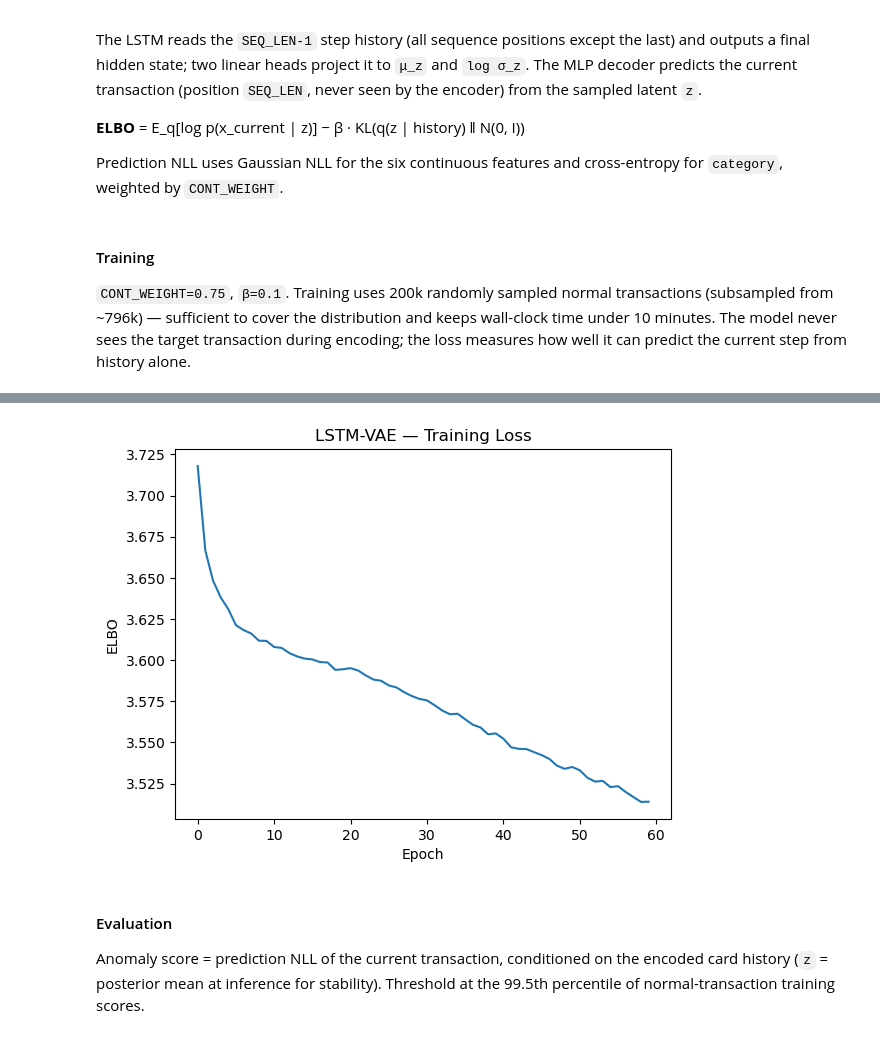
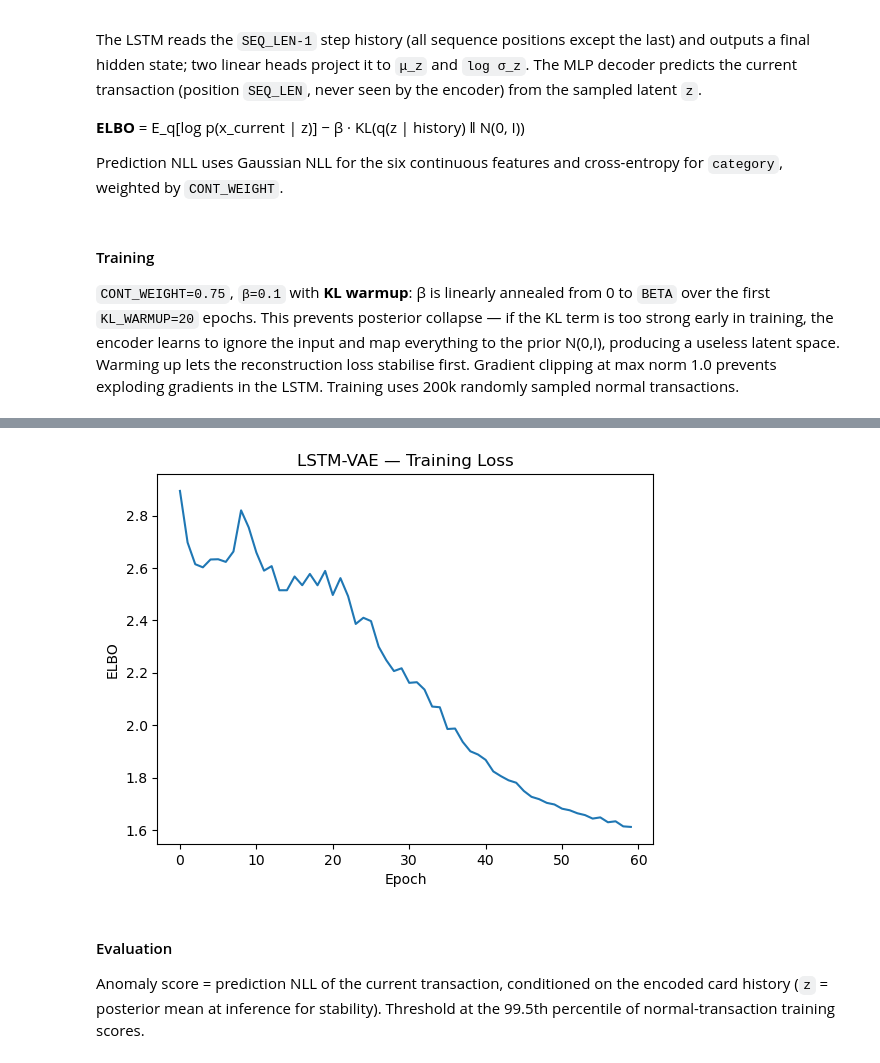
Before and after one commit to giorgiozoccatelli/Fraud-Detection, a Jupyter notebook: creditfraud.ipynb, the cells around one changed output, grey strips where cells are left out. Saved outputs shown, nothing was run; the diff lists cells and outputs as text; code cells hidden in the pictures.

```diff
--- a/creditfraud.ipynb
+++ b/creditfraud.ipynb
@@ -823,6 +825,7 @@ df_ae = df_ae.drop(columns=cols_to_drop).sort_index()
 ### Preprocessing
 # %%
 NUM_FEATURES = ['amt', 'hours_since_last_trans', 'hour_sin', 'hour_cos', 'amt_zscore_cat', 'amt_zscore_card']
+LOG_FEATURES = ['amt', 'hours_since_last_trans']
 CAT_FEATURES = ['category']
 EMB_DIMS     = {'category': 4}
 
@@ -834,8 +837,18 @@ X_train_ae, X_val_ae, y_train_ae, y_val_ae = train_test_split(
 )
 X_train_normal = X_train_ae[y_train_ae == 0].copy()
 
-qt_ae = QuantileTransformer(output_distribution='normal', n_quantiles=1000, random_state=42)
-qt_ae.fit(X_train_normal[NUM_FEATURES])
+_X_tr = X_train_normal[NUM_FEATURES].copy()
+_X_tr[LOG_FEATURES] = np.log1p(_X_tr[LOG_FEATURES])
+ss_ae = StandardScaler()
+ss_ae.fit(_X_tr)
+
+def preprocess_num(df_sub):
+    X = df_sub[NUM_FEATURES].copy()
+    X[LOG_FEATURES] = np.log1p(X[LOG_FEATURES])
+    return ss_ae.transform(X).astype(np.float32)
+
+X_train_num = preprocess_num(X_train_normal)
+X_val_num   = preprocess_num(X_val_ae)
 
 cat_vocabs      = {}
 cat_vocab_sizes = {}
@@ -849,9 +862,6 @@ def encode_cats(df_sub, vocabs, cols):
     for j, col in enumerate(cols):
         arr[:, j] = df_sub[col].map(vocabs[col]).fillna(0).astype(int).values
     return arr
-
-X_train_num = qt_ae.transform(X_train_normal[NUM_FEATURES]).astype(np.float32)
-X_val_num   = qt_ae.transform(X_val_ae[NUM_FEATURES]).astype(np.float32)
 # %% [markdown]
 ### 2.1 — Vanilla Autoencoder
 
@@ -901,7 +911,10 @@ for epoch in range(EPOCHS):
     for (x_num_b,) in loader:
         x_hat = model_ae(x_num_b)
         loss  = F.mse_loss(x_hat, x_num_b)
-        optimizer.zero_grad(); loss.backward(); optimizer.step()
+        optimizer.zero_grad()
+        loss.backward()
+        torch.nn.utils.clip_grad_norm_(model_ae.parameters(), max_norm=1.0)
+        optimizer.step()
         epoch_loss.append(loss.item())
     train_losses.append(np.mean(epoch_loss))
     if (epoch + 1) % 5 == 0:
@@ -973,7 +986,7 @@ SEQ_LEN = 10
 _meta = df.loc[df_ae.index, ['cc_num', 'unix_time']].copy()
 _meta['_row'] = np.arange(len(_meta))
 
-_all_num = qt_ae.transform(X_ae[NUM_FEATURES]).astype(np.float32)
+_all_num = preprocess_num(X_ae)
 _all_cat = encode_cats(X_ae, cat_vocabs, CAT_FEATURES)
 
 seq_num_all = np.zeros((len(_meta), SEQ_LEN, len(NUM_FEATURES)), dtype=np.float32)
@@ -991,6 +1004,7 @@ for cc, grp in _meta.sort_values(['cc_num', 'unix_time']).groupby('cc_num', sort
 n_tr           = len(X_train_ae)
 _tr_normal_pos = np.where(y_ae.values[:n_tr] == 0)[0]
 
+
 _rng = np.random.default_rng(42)
 if len(_tr_normal_pos) > 200_000:
     _tr_normal_pos = np.sort(_rng.choice(_tr_normal_pos, size=200_000, replace=False))
@@ -1063,12 +1077,13 @@ class LSTMVAE(nn.Module):
 # %% [markdown]
 #### Training
 
-`CONT_WEIGHT=0.75`, `β=0.1`. Training uses 200k randomly sampled normal transactions (subsampled from ~796k) — sufficient to cover the distribution and keeps wall-clock time under 10 minutes. The model never sees the target transaction during encoding; the loss measures how well it can predict the current step from history alone.
+`CONT_WEIGHT=0.75`, `β=0.1` with **KL warmup**: β is linearly annealed from 0 to `BETA` over the first `KL_WARMUP=20` epochs. This prevents posterior collapse — if the KL term is too strong early in training, the encoder learns to ignore the input and map everything to the prior N(0,I), producing a useless latent space. Warming up lets the reconstruction loss stabilise first. Gradient clipping at max norm 1.0 prevents exploding gradients in the LSTM. Training uses 200k randomly sampled normal transactions.
 # %%
 torch.manual_seed(42)
-CONT_WEIGHT   = 0.75
-BETA          = 0.1
-EPOCHS_VAE    = 60
+CONT_WEIGHT = 0.75
+BETA        = 0.1
+EPOCHS_VAE  = 60
+KL_WARMUP   = 20
 
 loader_vae = DataLoader(
     TensorDataset(seq_num_tr_t, seq_cat_tr_t),
@@ -1082,6 +1097,7 @@ optimizer_vae = optim.Adam(model_vae.parameters(), lr=1e-3)
 train_losses_vae = []
 model_vae.train()
 for epoch in range(EPOCHS_VAE):
+    beta_t = BETA * min(1.0, (epoch + 1) / KL_WARMUP)
     epoch_loss, epoch_recon, epoch_kl = [], [], []
     for x_num_seq, x_cat_seq in loader_vae:
         x_num_last = x_num_seq[:, -1, :]
@@ -1089,15 +1105,18 @@ for epoch in range(EPOCHS_VAE):
         mu_x, log_sigma_x, cat_logits, mu_z, log_sigma_z = model_vae(x_num_seq, x_cat_seq)
         recon = mixed_nll_loss(x_num_last, x_cat_last, mu_x, log_sigma_x, cat_logits, CONT_WEIGHT)
         kl    = 0.5 * ((2*log_sigma_z).exp() + mu_z.pow(2) - 1 - 2*log_sigma_z).sum(dim=1).mean()
-        loss  = recon + BETA * kl
-        optimizer_vae.zero_grad(); loss.backward(); optimizer_vae.step()
+        loss  = recon + beta_t * kl
+        optimizer_vae.zero_grad()
+        loss.backward()
+        torch.nn.utils.clip_grad_norm_(model_vae.parameters(), max_norm=1.0)
+        optimizer_vae.step()
         epoch_loss.append(loss.item())
         epoch_recon.append(recon.item())
         epoch_kl.append(kl.item())
     train_losses_vae.append(np.mean(epoch_loss))
     if (epoch + 1) % 10 == 0:
         print(f"Epoch {epoch+1:2d}/{EPOCHS_VAE} — loss: {train_losses_vae[-1]:.4f}  "
-              f"recon: {np.mean(epoch_recon):.4f}  kl: {np.mean(epoch_kl):.4f}")
+              f"recon: {np.mean(epoch_recon):.4f}  kl: {np.mean(epoch_kl):.4f}  β: {beta_t:.3f}")
 
 plt.plot(train_losses_vae)
 plt.xlabel('Epoch'); plt.ylabel('ELBO'); plt.title('LSTM-VAE — Training Loss')
@@ -1112,4 +1131,4 @@ Epoch 60/60 — loss: 3.5140  recon: 3.3352  kl: 1.7885
-[figure, old version]
+[figure, new version]
 # %% [markdown]
 #### Evaluation
 
```
Also changed, not shown: parts of 8 cells of this notebook.
